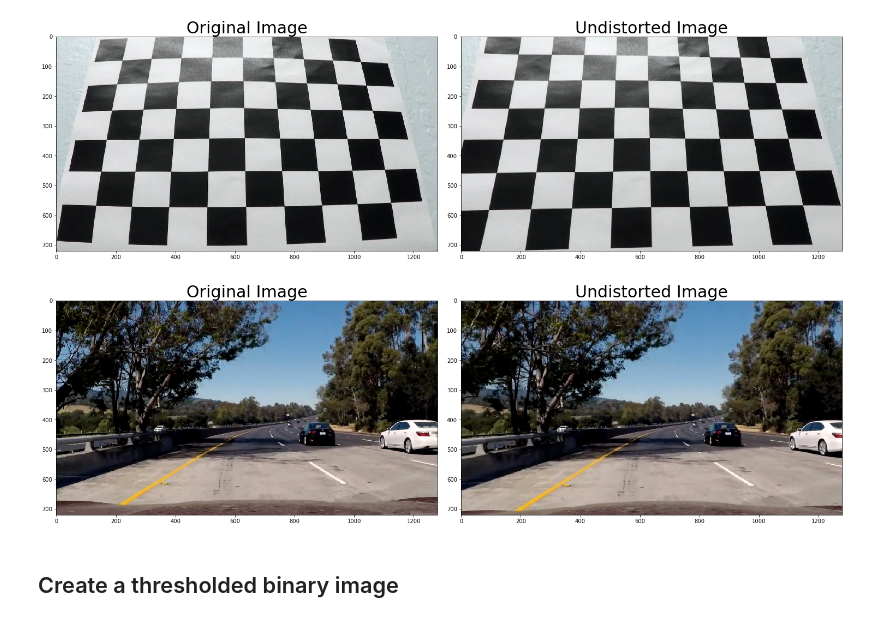
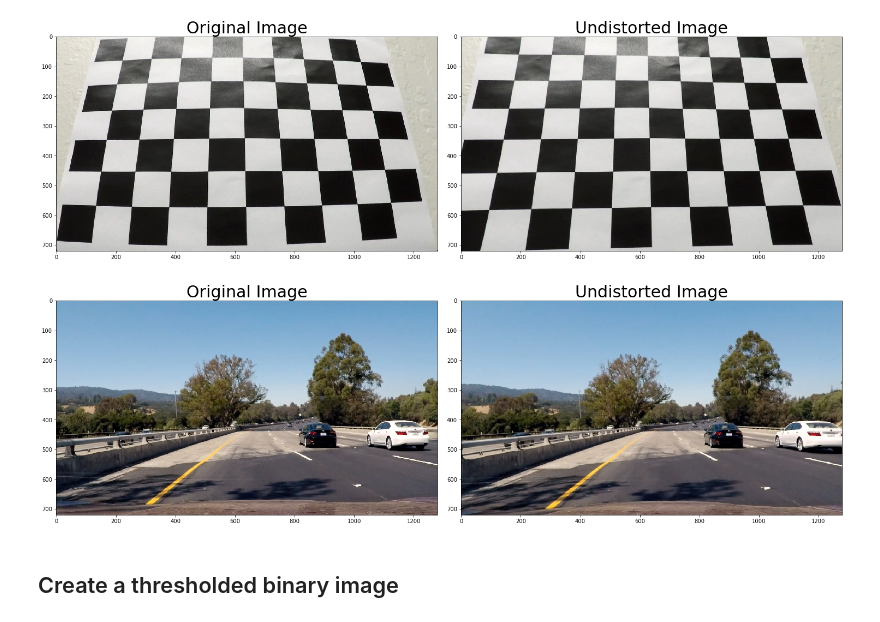
Before and after one commit to shuangxia/self-driving-car-engineer, a Jupyter notebook: P4-submission/Advanced_Lane_Finding.ipynb, the cells around one changed output. Cells and saved outputs as stored; diff of their text form; code cells hidden in the pictures.

```diff
--- a/P4-submission/Advanced_Lane_Finding.ipynb
+++ b/P4-submission/Advanced_Lane_Finding.ipynb
@@ -16,10 +23,4 @@ The goals / steps of this project are the following:
 # %%
-import numpy as np
-import cv2
-import glob
-import matplotlib.pyplot as plt
-%matplotlib inline
-
 # prepare object points, like (0,0,0), (1,0,0), (2,0,0) ....,(6,5,0)
 objp = np.zeros((6*9,3), np.float32)
 objp[:,:2] = np.mgrid[0:9,0:6].T.reshape(-1,2)
@@ -33,7 +34,7 @@ images = glob.glob('camera_cal/calibration*.jpg')
 
 # Step through the list and search for chessboard corners
 for fname in images:
-    img = cv2.imread(fname)
+    img = mpimg.imread(fname)
     gray = cv2.cvtColor(img,cv2.COLOR_BGR2GRAY)
 
     # Find the chessboard corners
@@ -44,6 +45,5 @@ for fname in images:
         objpoints.append(objp)
         imgpoints.append(corners)
 
-        # Draw and display the corners
-        img = cv2.drawChessboardCorners(img, (9,6), corners, ret)
-        plt.imshow(img)
+img = cv2.drawChessboardCorners(img, (9,6), corners, ret)
+plt.imshow(img)
@@ -51,18 +85,17 @@ for fname in images:
 ## Apply a distortion correction to raw images
 # %%
 # Read in an image
-img = cv2.imread('camera_cal/calibration3.jpg')
+img = mpimg.imread('camera_cal/calibration3.jpg')
 
 # Write a function that takes an image, object points, and image points
 # performs the camera calibration, image distortion correction and
 # returns the undistorted image
-def cal_undistort(img, objpoints, imgpoints):
-    # Use cv2.calibrateCamera() and cv2.undistort()
-    ret, mtx, dist, rvecs, tvecs = cv2.calibrateCamera(objpoints, imgpoints, img.shape[1::-1], None, None)
+def cal_undistort(img, mtx, dist):
+    # Use cv2.undistort()
     undist = cv2.undistort(img, mtx, dist, None, mtx)
     return undist
 
-undistorted = cal_undistort(img, objpoints, imgpoints)
+undistorted = cal_undistort(img, mtx, dist)
 
 f, (ax1, ax2) = plt.subplots(1, 2, figsize=(20, 9))
 f.tight_layout()
@@ -75,19 +108,19 @@ plt.subplots_adjust(left=0., right=1, top=0.9, bottom=0.)
 [figure]
 # %%
 # Read in an image
-img = cv2.imread('test_images/test5.jpg')
+img = mpimg.imread('test_images/test4.jpg')
 
-undistorted = cal_undistort(img, objpoints, imgpoints)
+undistorted = cal_undistort(img, mtx, dist)
 
 f, (ax1, ax2) = plt.subplots(1, 2, figsize=(20, 9))
 f.tight_layout()
-ax1.imshow(cv2.cvtColor(img, cv2.COLOR_BGR2RGB))
+ax1.imshow(img)
 ax1.set_title('Original Image', fontsize=30)
-ax2.imshow(cv2.cvtColor(undistorted, cv2.COLOR_BGR2RGB))
+ax2.imshow(undistorted)
 ax2.set_title('Undistorted Image', fontsize=30)
 plt.subplots_adjust(left=0., right=1, top=0.9, bottom=0.)
 # %% [output]
-[figure, old version]
+[figure, new version]
 # %% [markdown]
 ## Create a thresholded binary image
 # %%
```
Also changed, not shown: parts of 37 cells of this notebook, 3 other files.
